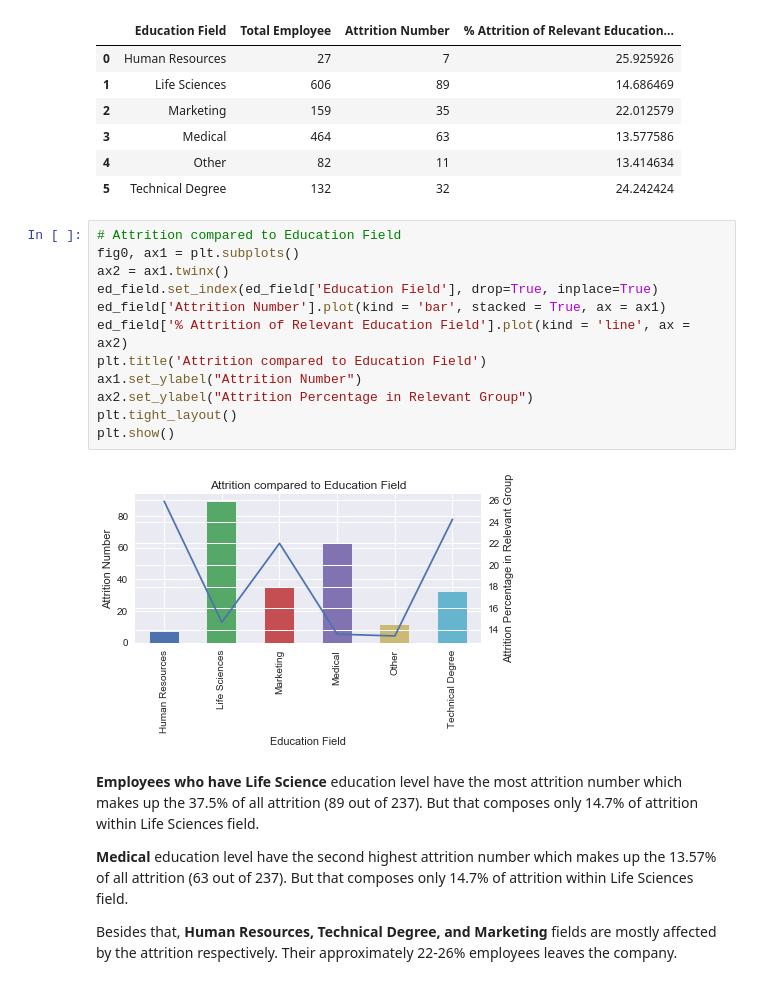
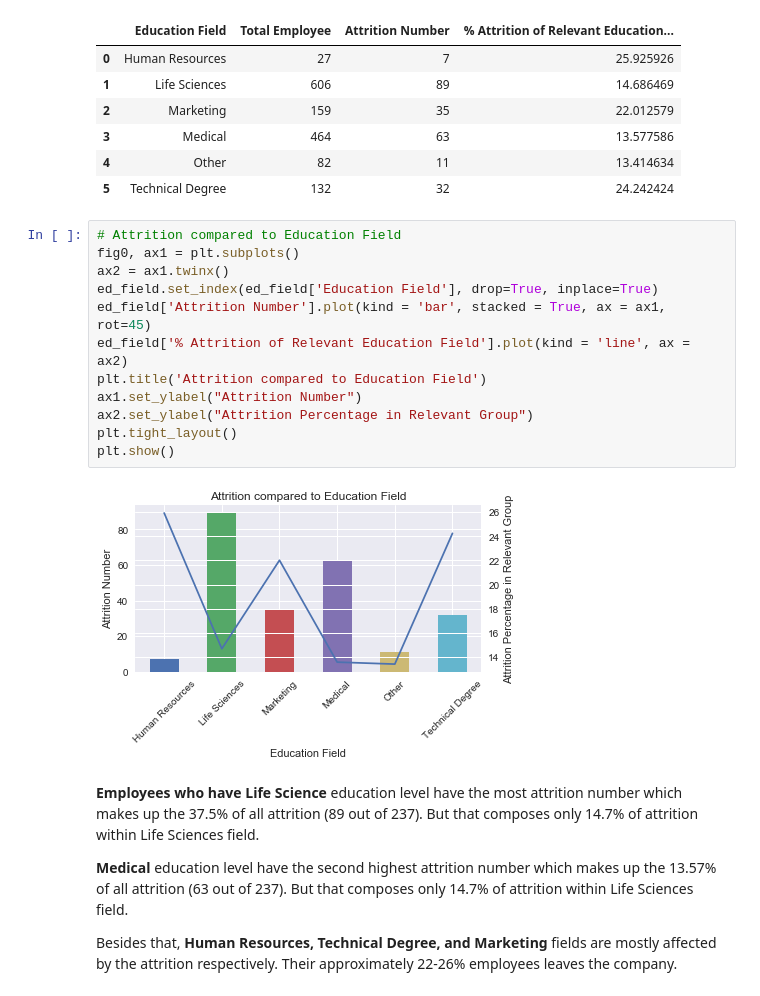
Before and after one commit to ShiningData/Capstone_Project-IBM_HR_Analytics, a Jupyter notebook: HR Analytics Employee Attrition and Performance.ipynb, the cells around one changed output. Drawn from its saved outputs; the diff is of its cells as text.

```diff
--- a/HR Analytics Employee Attrition and Performance.ipynb
+++ b/HR Analytics Employee Attrition and Performance.ipynb
@@ -578,17 +565,17 @@ ed_field
 # %%
 # Attrition compared to Education Field
 fig0, ax1 = plt.subplots()
 ax2 = ax1.twinx()
 ed_field.set_index(ed_field['Education Field'], drop=True, inplace=True)
-ed_field['Attrition Number'].plot(kind = 'bar', stacked = True, ax = ax1)
+ed_field['Attrition Number'].plot(kind = 'bar', stacked = True, ax = ax1, rot=45)
 ed_field['% Attrition of Relevant Education Field'].plot(kind = 'line', ax = ax2)
 plt.title('Attrition compared to Education Field')
 ax1.set_ylabel("Attrition Number")
 ax2.set_ylabel("Attrition Percentage in Relevant Group")
 plt.tight_layout()
 plt.show()
 # %% [output]
-[figure, old version]
+[figure, new version]
 # %% [markdown]
 **Employees who have Life Science** education level have the most attrition number which makes up the 37.5% of all attrition (89 out of 237). But that composes only 14.7% of attrition within Life Sciences field.
 
```
Also changed, not shown: parts of 80 cells of this notebook.
